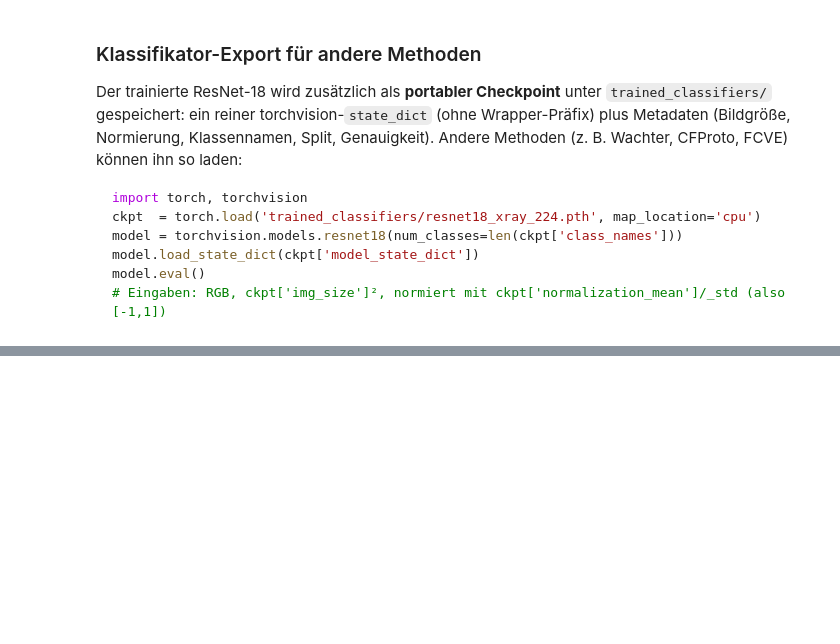
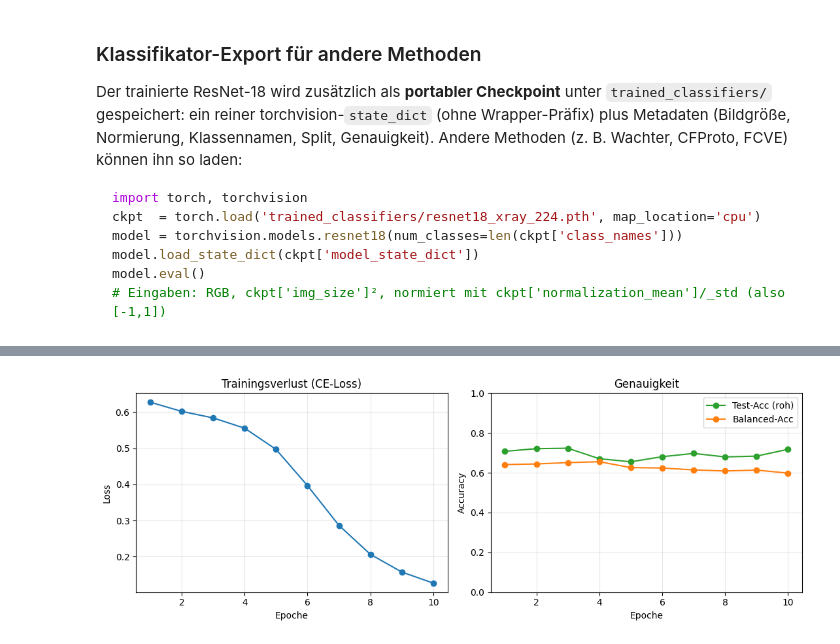
Before and after one commit to uulex/Explaining_Image_Classification, a Jupyter notebook: NIH Chest X-Ray/XRay_Finale_Version/Train_ResNet18_XRay.ipynb, the cells around one changed output, grey strips where cells are left out. Saved outputs shown, nothing was run; the diff lists cells and outputs as text; code cells hidden in the pictures; blank space fills up the shorter version.

Commit message:
updated new Xray CNN

```diff
--- a/NIH Chest X-Ray/XRay_Finale_Version/Train_ResNet18_XRay.ipynb
+++ b/NIH Chest X-Ray/XRay_Finale_Version/Train_ResNet18_XRay.ipynb
@@ -154,8 +141,19 @@ class XRayDataset(Dataset):
 train_ds = XRayDataset(train_df, tfm)
 test_ds  = XRayDataset(test_df, tfm)
 
+# WeightedRandomSampler: gleicht die 75/25-Imbalance im Training aus, ohne
+# No-Finding-Bilder wegzuwerfen (Infiltration wird pro Batch effektiv ~50/50
+# so oft gezogen wie No Finding). Test-Loader bleibt unveraendert/ungewichtet,
+# damit die Test-Genauigkeit weiterhin die echte Verteilung widerspiegelt.
+class_counts    = np.bincount(train_ds.targets)                      # [n_no_finding, n_infiltration]
+class_weights   = 1.0 / class_counts
+sample_weights  = [class_weights[y] for y in train_ds.targets]
+train_sampler   = WeightedRandomSampler(sample_weights, num_samples=len(train_ds), replacement=True)
+print(f'Klassengewichte (Sampler): No Finding={class_weights[0]:.6f} | '
+      f'Infiltration={class_weights[1]:.6f}')
+
 pair_train_loader = DataLoader(train_ds, batch_size=CFG['batch_size'],
-                               shuffle=True, drop_last=True, num_workers=NUM_WORKERS)
+                               sampler=train_sampler, drop_last=True, num_workers=NUM_WORKERS)
 pair_test_loader  = DataLoader(test_ds, batch_size=64,
                                shuffle=False, num_workers=NUM_WORKERS)
 
@@ -276,0 +321,18 @@ print('Klassifikator exportiert:', EXPORT_PATH)
+# %%
+epochs_range = range(1, len(history['train_loss']) + 1)
+fig, axes = plt.subplots(1, 2, figsize=(11, 4))
+axes[0].plot(epochs_range, history['train_loss'], marker='o', color='tab:blue')
+axes[0].set_title('Trainingsverlust (CE-Loss)')
+axes[0].set_xlabel('Epoche'); axes[0].set_ylabel('Loss'); axes[0].grid(alpha=0.3)
+
+axes[1].plot(epochs_range, history['test_acc'], marker='o', color='tab:green', label='Test-Acc (roh)')
+axes[1].plot(epochs_range, history['balanced_acc'], marker='o', color='tab:orange', label='Balanced-Acc')
+axes[1].set_title('Genauigkeit')
+axes[1].set_xlabel('Epoche'); axes[1].set_ylabel('Accuracy')
+axes[1].set_ylim(0, 1); axes[1].grid(alpha=0.3); axes[1].legend()
+
+plt.tight_layout()
+plt.savefig('training_curves_xray.png', dpi=150, bbox_inches='tight')
+plt.show()
+# %% [output]
+[figure, added]
```
Also changed, not shown: parts of 6 cells of this notebook, 1 other file.
